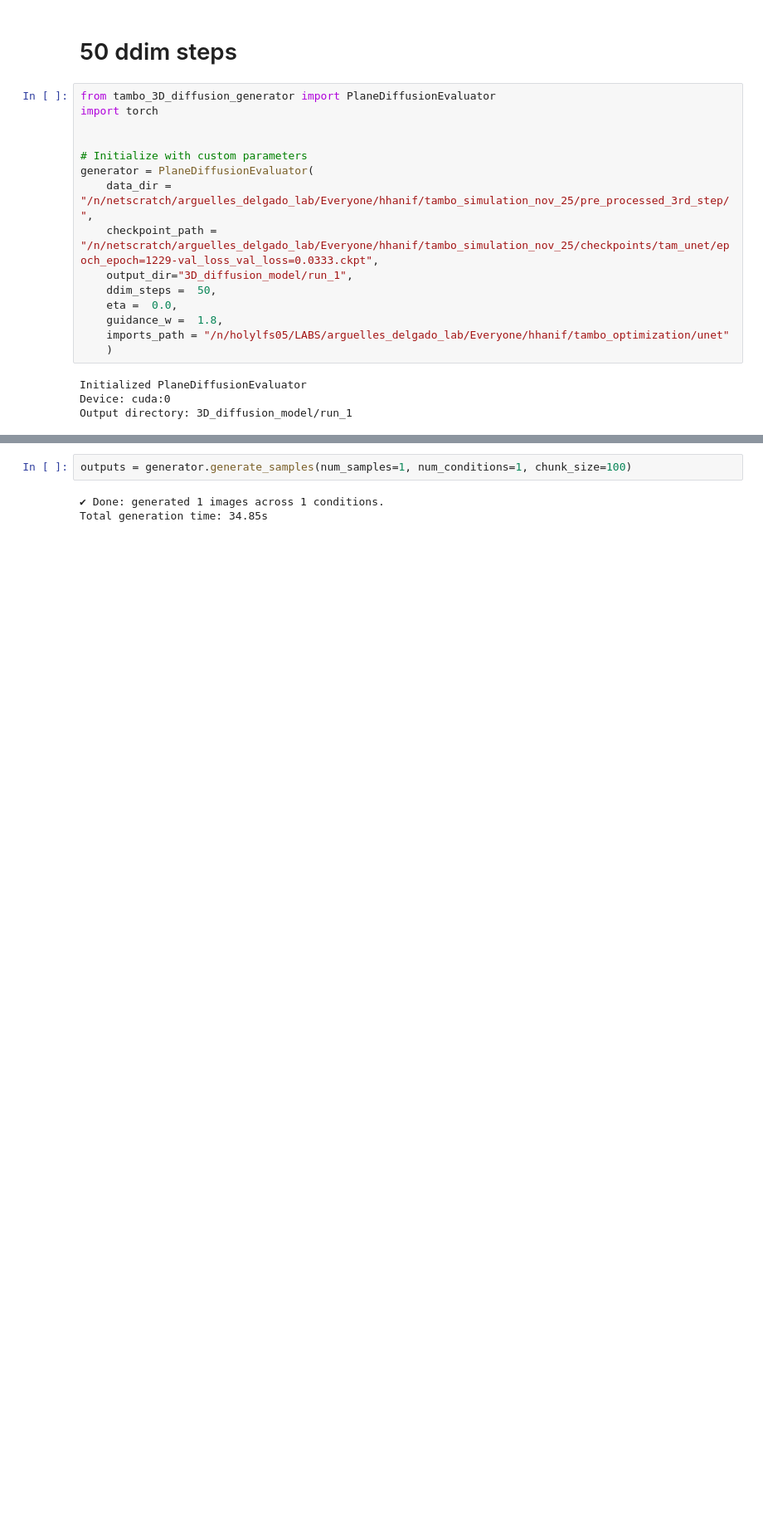
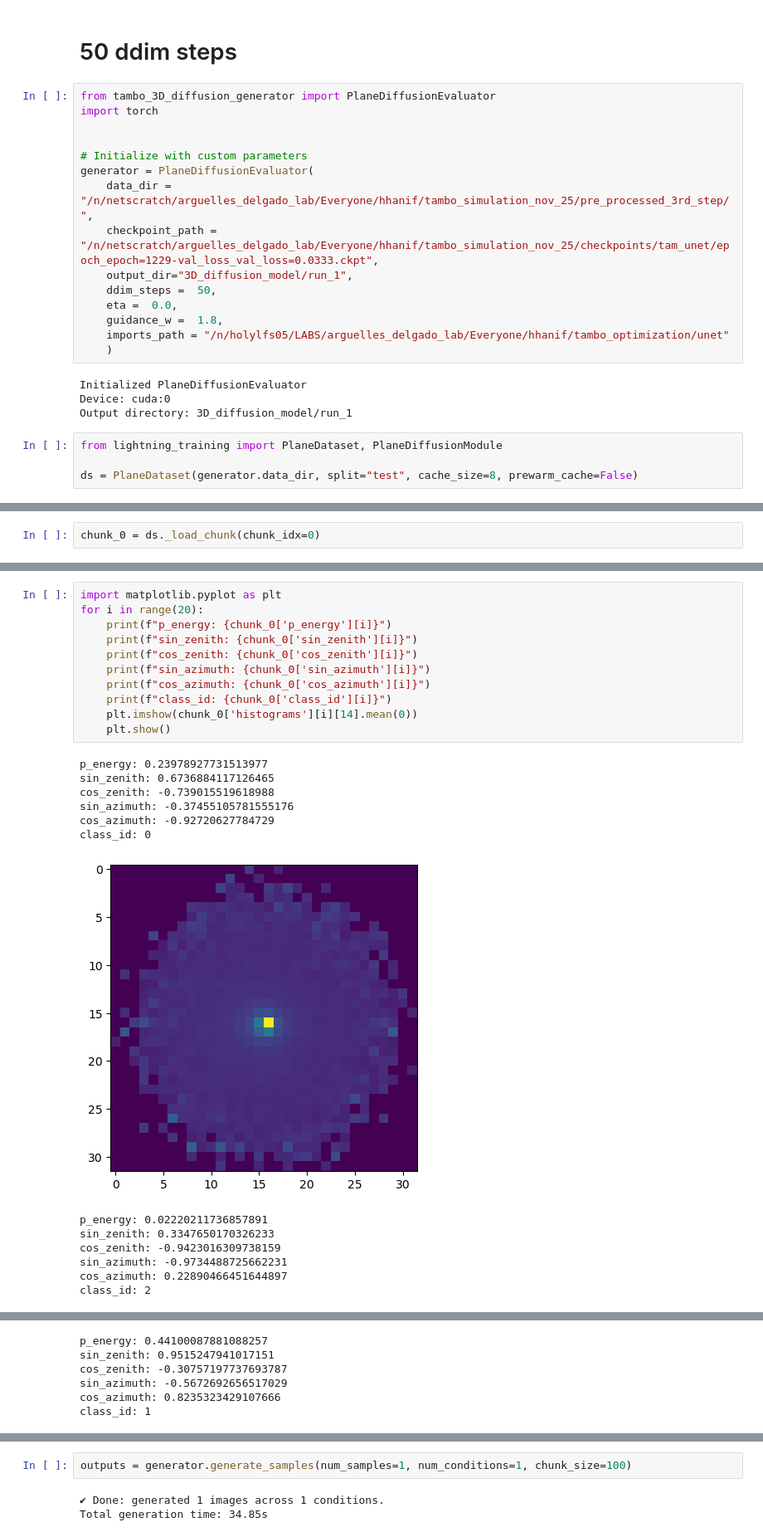
Before and after one commit to green3diamond/TambOpt-zlt, a Jupyter notebook: detector_optimization/diffusion_model/03_3D_generator_update.ipynb, the cells around one changed output, grey strips where cells are left out. Shown at 83% size. Cells and saved outputs as stored; diff of their text form; blank space fills up the shorter version.

```diff
--- a/detector_optimization/diffusion_model/03_3D_generator_update.ipynb
+++ b/detector_optimization/diffusion_model/03_3D_generator_update.ipynb
@@ -19,3 +19,7 @@ generator = PlaneDiffusionEvaluator(
 Initialized PlaneDiffusionEvaluator
 Device: cuda:0
 Output directory: 3D_diffusion_model/run_1
+# %%
+from lightning_training import PlaneDataset, PlaneDiffusionModule
+
+ds = PlaneDataset(generator.data_dir, split="test", cache_size=8, prewarm_cache=False)
@@ -21,0 +30,2 @@ Output directory: 3D_diffusion_model/run_1
+# %%
+chunk_0 = ds._load_chunk(chunk_idx=0)
@@ -21,0 +36,25 @@ Output directory: 3D_diffusion_model/run_1
+# %%
+import matplotlib.pyplot as plt
+for i in range(20):
+    print(f"p_energy: {chunk_0['p_energy'][i]}")
+    print(f"sin_zenith: {chunk_0['sin_zenith'][i]}")
+    print(f"cos_zenith: {chunk_0['cos_zenith'][i]}")
+    print(f"sin_azimuth: {chunk_0['sin_azimuth'][i]}")
+    print(f"cos_azimuth: {chunk_0['cos_azimuth'][i]}")
+    print(f"class_id: {chunk_0['class_id'][i]}")
+    plt.imshow(chunk_0['histograms'][i][14].mean(0))
+    plt.show()
+# %% [output]
+p_energy: 0.23978927731513977
+sin_zenith: 0.6736884117126465
+cos_zenith: -0.739015519618988
+sin_azimuth: -0.37455105781555176
+cos_azimuth: -0.92720627784729
+class_id: 0
+[figure, added]
+p_energy: 0.02220211736857891
+sin_zenith: 0.3347650170326233
+cos_zenith: -0.9423016309738159
+sin_azimuth: -0.9734488725662231
+cos_azimuth: 0.22890466451644897
+class_id: 2
@@ -21,0 +62,6 @@ Output directory: 3D_diffusion_model/run_1
+p_energy: 0.44100087881088257
+sin_zenith: 0.9515247941017151
+cos_zenith: -0.30757197737693787
+sin_azimuth: -0.5672692656517029
+cos_azimuth: 0.8235323429107666
+class_id: 1
```
Also changed, not shown: parts of 5 cells of this notebook, 4 other files.
